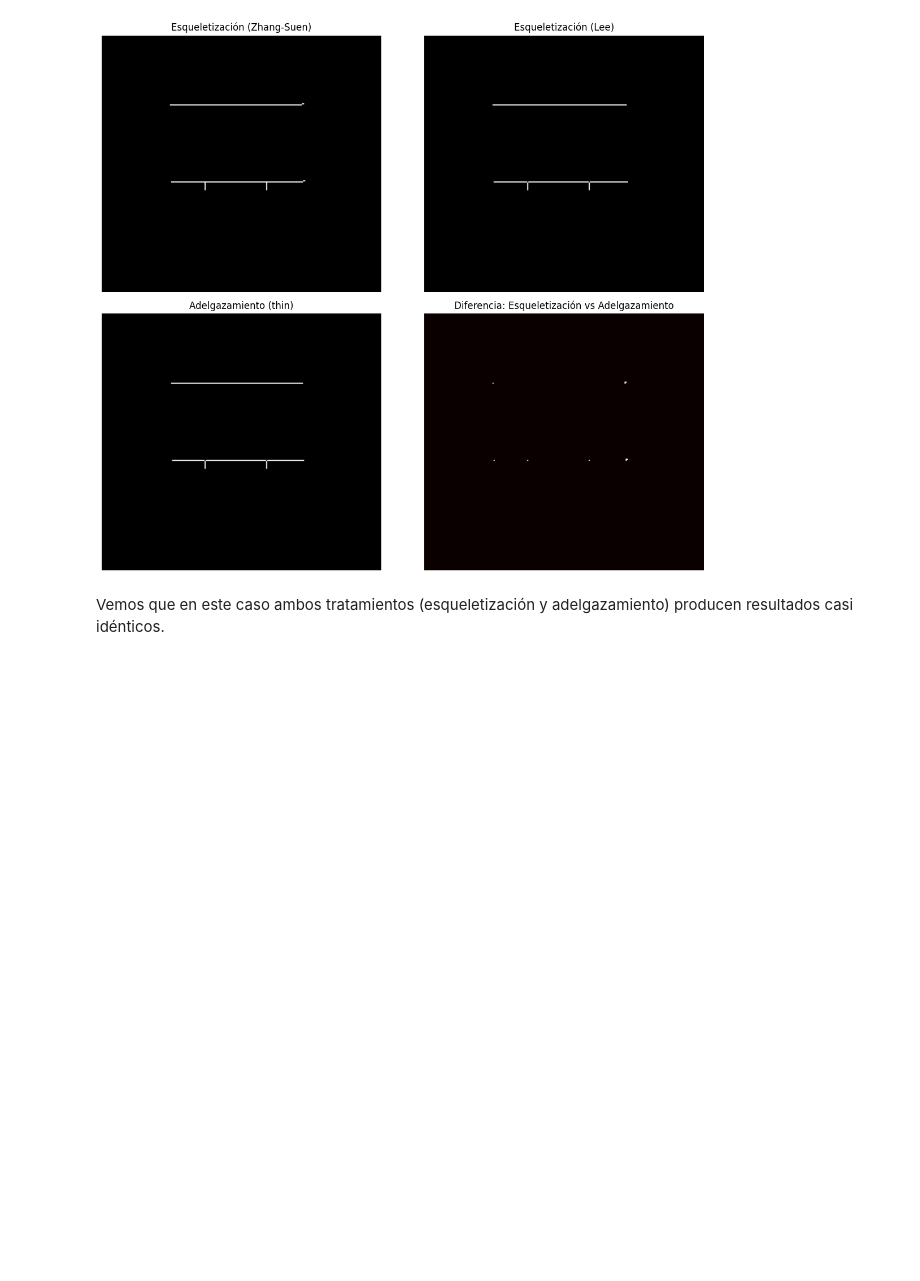
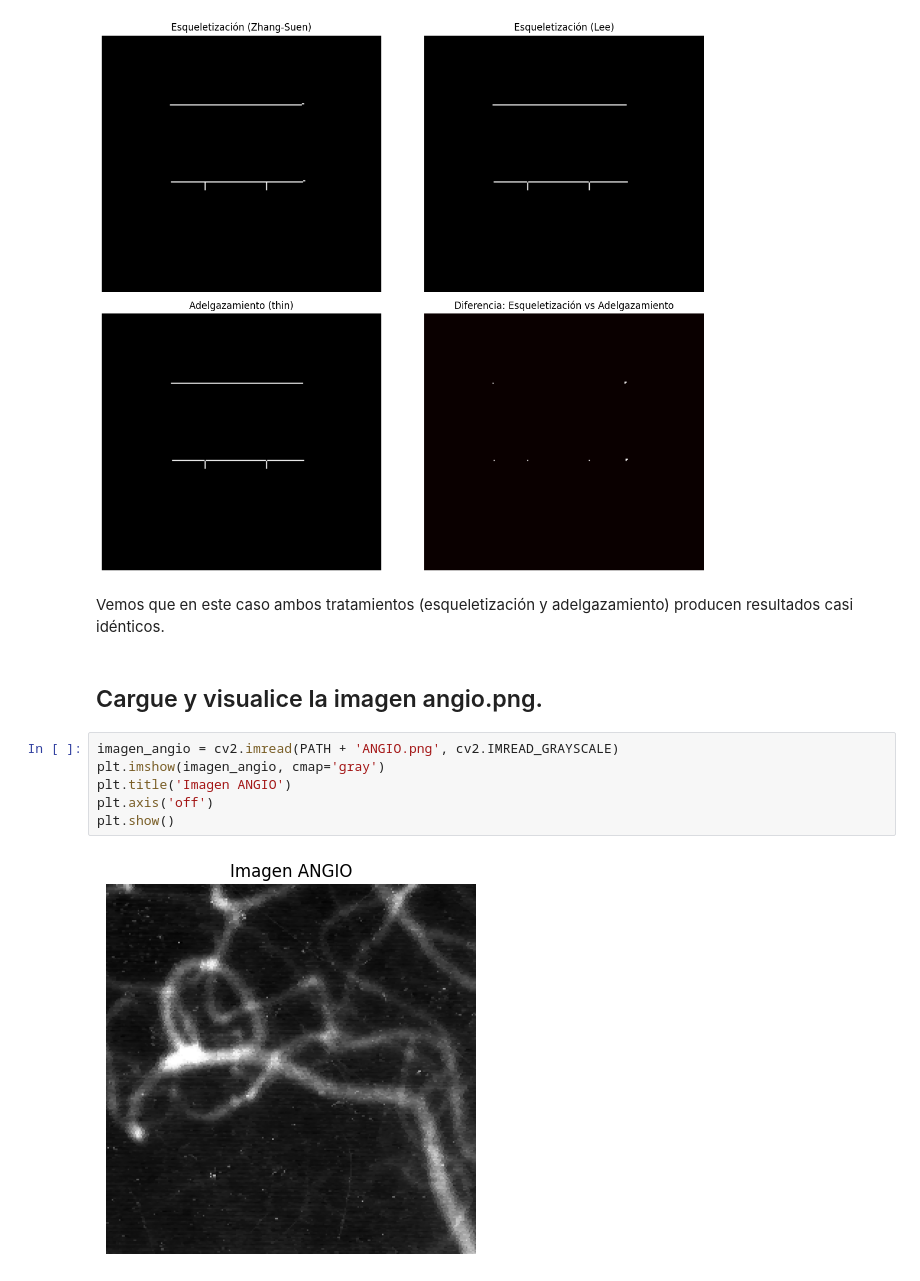
Before and after one commit to santichica/tallleres-cv, a Jupyter notebook: taller6/esqueleto_y_adelgazamiento.ipynb, the cells around one changed output. Saved outputs shown, nothing was run; the diff lists cells and outputs as text; blank space fills up the shorter version.

```diff
--- a/taller6/esqueleto_y_adelgazamiento.ipynb
+++ b/taller6/esqueleto_y_adelgazamiento.ipynb
@@ -110,3 +110,13 @@ plt.show()
 [figure]
 # %% [markdown]
 Vemos que en este caso ambos tratamientos (esqueletización y adelgazamiento) producen resultados casi idénticos.
+# %% [markdown]
+## Cargue y visualice la imagen angio.png.
+# %%
+imagen_angio = cv2.imread(PATH + 'ANGIO.png', cv2.IMREAD_GRAYSCALE)
+plt.imshow(imagen_angio, cmap='gray')
+plt.title('Imagen ANGIO')
+plt.axis('off')
+plt.show()
+# %% [output]
+[figure, added]
```
Also changed, not shown: parts of 10 cells of this notebook.
